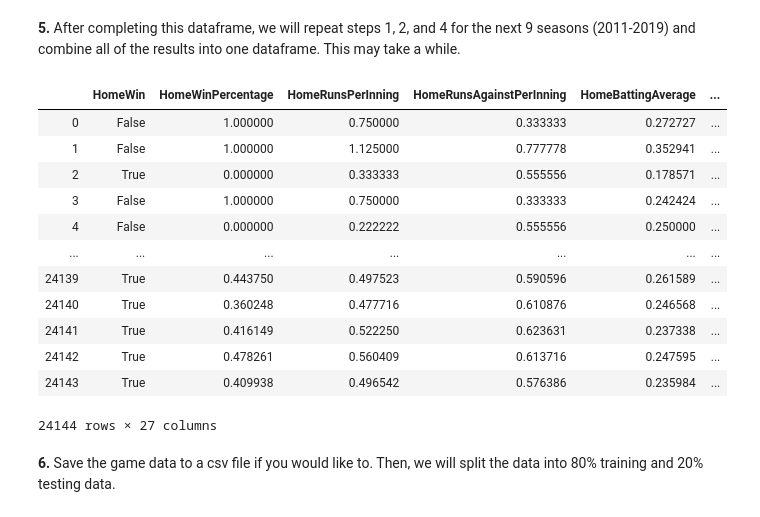
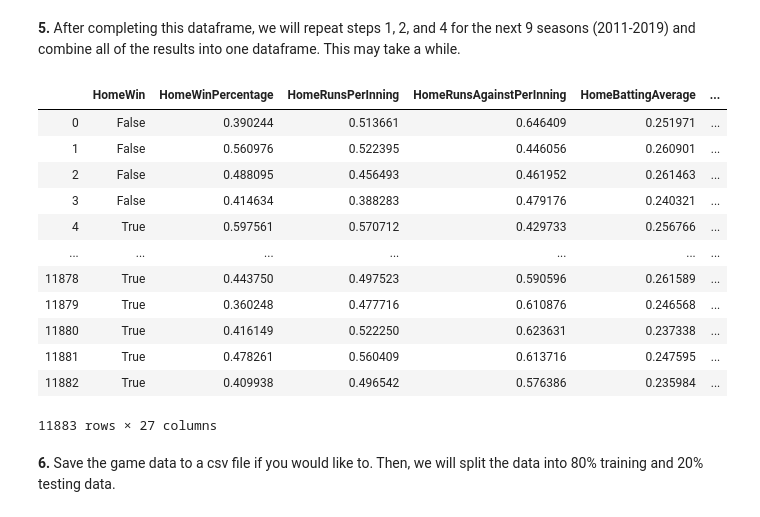
Before and after one commit to buckl113/PredictingMLBGames, a Jupyter notebook: project.ipynb, the cells around one changed output. Cells and saved outputs as stored; diff of their text form; code cells hidden in the pictures.

```diff
--- a/project.ipynb
+++ b/project.ipynb
@@ -237,8 +239,8 @@ for row_index, row in df.iterrows():
         vWin = 0
         hWin = 1
 
-    #first add to the new games dataframe
-    if row['VisitingTeam'] in teams.values and row['HomeTeam'] in teams.values:
+    #first add to the new games dataframe only if both teams have played half of their games
+    if row['VisitingTeam'] in teams.values and row['HomeTeam'] in teams.values and teams.loc[row['HomeTeam']].NumGames > 81 and teams.loc[row['VisitingTeam']].NumGames > 81:
         homeTeam = teams.loc[row['HomeTeam']]
         awayTeam = teams.loc[row['VisitingTeam']]
         gamedict = {
@@ -474,8 +476,8 @@ for f in csv_files:
             vWin = 0
             hWin = 1
 
-        #first add to the new games dataframe
-        if row['VisitingTeam'] in teams.values and row['HomeTeam'] in teams.values:
+        #first add to the new games dataframe only if both teams have played half of their games!!
+        if row['VisitingTeam'] in teams.values and row['HomeTeam'] in teams.values and teams.loc[row['HomeTeam']].NumGames > 81 and teams.loc[row['VisitingTeam']].NumGames > 81:
             homeTeam = teams.loc[row['HomeTeam']]
             awayTeam = teams.loc[row['VisitingTeam']]
             gamedict = {
@@ -532,45 +534,45 @@ for f in csv_files:
 
             teams = teams.append({'Team':row['VisitingTeam'],'Wins':vWin,'NumGames':1,'RunsScored':row['VisitingScore'],'RunsAgainst':row['HomeScore'],'OffenseOuts':row['HomeOuts'],'DefenseOuts':row['VisitingOuts'],'AtBats':row['VisitingAB'],'Hits':row['VisitingHits'],'OffenseHRs':row['VisitingHR'],'DefenseHRs':row['HomeHR'],'OffenseWalks':row['VisitingWalks'],'DefenseWalks':row['HomeWalks'],'OffenseStrikeouts':row['VisitingStrikeouts'],'DefenseStrikeouts':row['HomeStrikeouts'],'Steals':row['VisitingSteals'],'EarnedRuns':row['VisitingER'],'Errors':row['VisitingErrors']}, ignore_index=True)
             teams = teams.set_index('Team',drop=False)
 
         if row['HomeTeam'] in teams.values:
             teams.loc[row['HomeTeam']].Wins += hWin
             teams.loc[row['HomeTeam']].NumGames = row['HomeGameNum']
             teams.loc[row['HomeTeam']].RunsScored += row['HomeScore']
             teams.loc[row['HomeTeam']].RunsAgainst += row['VisitingScore']
             teams.loc[row['HomeTeam']].OffenseOuts += row['VisitingOuts']
             teams.loc[row['HomeTeam']].DefenseOuts += row['HomeOuts']
             teams.loc[row['HomeTeam']].AtBats += row['HomeAB']
             teams.loc[row['HomeTeam']].Hits +=row['HomeHits']
             teams.loc[row['HomeTeam']].OffenseHRs += row['HomeHR']
             teams.loc[row['HomeTeam']].DefenseHRs += row['VisitingHR']
             teams.loc[row['HomeTeam']].OffenseWalks += row['HomeWalks']
             teams.loc[row['HomeTeam']].DefenseWalks += row['VisitingWalks']
             teams.loc[row['HomeTeam']].OffenseStrikeouts += row['HomeStrikeouts']
             teams.loc[row['HomeTeam']].DefenseStrikeouts += row['VisitingStrikeouts']
             teams.loc[row['HomeTeam']].Steals += row['HomeSteals']
             teams.loc[row['HomeTeam']].EarnedRuns += row['HomeER']
             teams.loc[row['HomeTeam']].Errors += row['HomeErrors']
         else:
 
             teams = teams.append({'Team':row['HomeTeam'],'Wins':hWin,'NumGames':1,'RunsScored':row['HomeScore'],'RunsAgainst':row['VisitingScore'],'OffenseOuts':row['VisitingOuts'],'DefenseOuts':row['HomeOuts'],'AtBats':row['HomeAB'],'Hits':row['HomeHits'],'OffenseHRs':row['HomeHR'],'DefenseHRs':row['VisitingHR'],'OffenseWalks':row['HomeWalks'],'DefenseWalks':row['VisitingWalks'],'OffenseStrikeouts':row['HomeStrikeouts'],'DefenseStrikeouts':row['VisitingStrikeouts'],'Steals':row['HomeSteals'],'EarnedRuns':row['HomeER'],'Errors':row['HomeErrors']}, ignore_index=True)
             teams = teams.set_index('Team',drop=False)
 
 games
 # %% [output]
 |  | HomeWin | HomeWinPercentage | HomeRunsPerInning | HomeRunsAgainstPerInning | HomeBattingAverage | ... |
-| 0 | False | 1.000000 | 0.750000 | 0.333333 | 0.272727 | ... |
-| 1 | False | 1.000000 | 1.125000 | 0.777778 | 0.352941 | ... |
-| 2 | True | 0.000000 | 0.333333 | 0.555556 | 0.178571 | ... |
-| 3 | False | 1.000000 | 0.750000 | 0.333333 | 0.242424 | ... |
-| 4 | False | 0.000000 | 0.222222 | 0.555556 | 0.250000 | ... |
+| 0 | False | 0.390244 | 0.513661 | 0.646409 | 0.251971 | ... |
+| 1 | False | 0.560976 | 0.522395 | 0.446056 | 0.260901 | ... |
+| 2 | False | 0.488095 | 0.456493 | 0.461952 | 0.261463 | ... |
+| 3 | False | 0.414634 | 0.388283 | 0.479176 | 0.240321 | ... |
+| 4 | True | 0.597561 | 0.570712 | 0.429733 | 0.256766 | ... |
 | ... | ... | ... | ... | ... | ... | ... |
-| 24139 | True | 0.443750 | 0.497523 | 0.590596 | 0.261589 | ... |
-| 24140 | True | 0.360248 | 0.477716 | 0.610876 | 0.246568 | ... |
-| 24141 | True | 0.416149 | 0.522250 | 0.623631 | 0.237338 | ... |
-| 24142 | True | 0.478261 | 0.560409 | 0.613716 | 0.247595 | ... |
-| 24143 | True | 0.409938 | 0.496542 | 0.576386 | 0.235984 | ... |
+| 11878 | True | 0.443750 | 0.497523 | 0.590596 | 0.261589 | ... |
+| 11879 | True | 0.360248 | 0.477716 | 0.610876 | 0.246568 | ... |
+| 11880 | True | 0.416149 | 0.522250 | 0.623631 | 0.237338 | ... |
+| 11881 | True | 0.478261 | 0.560409 | 0.613716 | 0.247595 | ... |
+| 11882 | True | 0.409938 | 0.496542 | 0.576386 | 0.235984 | ... |
-24144 rows × 27 columns
+11883 rows × 27 columns
 # %% [markdown]
 **6.** Save the game data to a csv file if you would like to. Then, we will split the data into 80% training and 20% testing data.
 # %%
```
Also changed, not shown: parts of 19 cells of this notebook.
